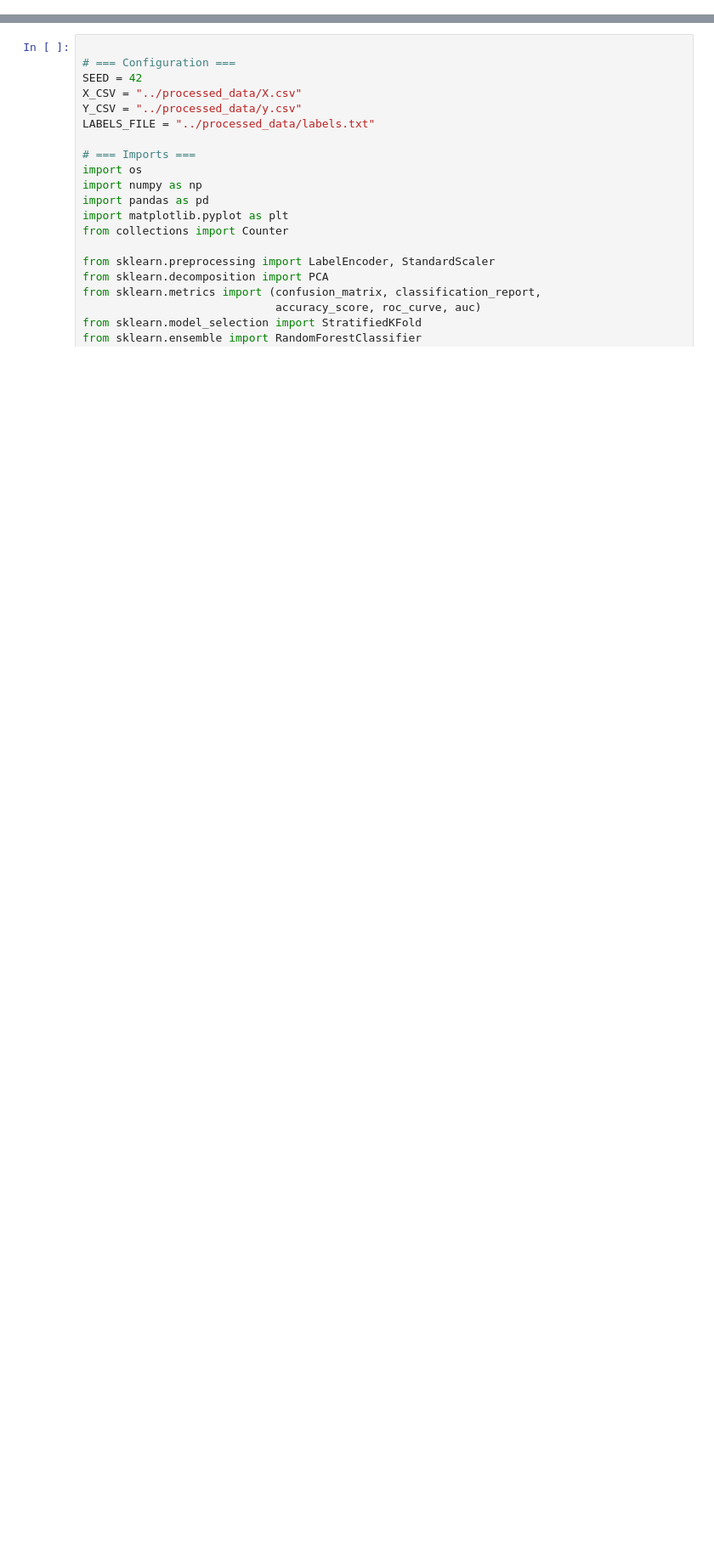
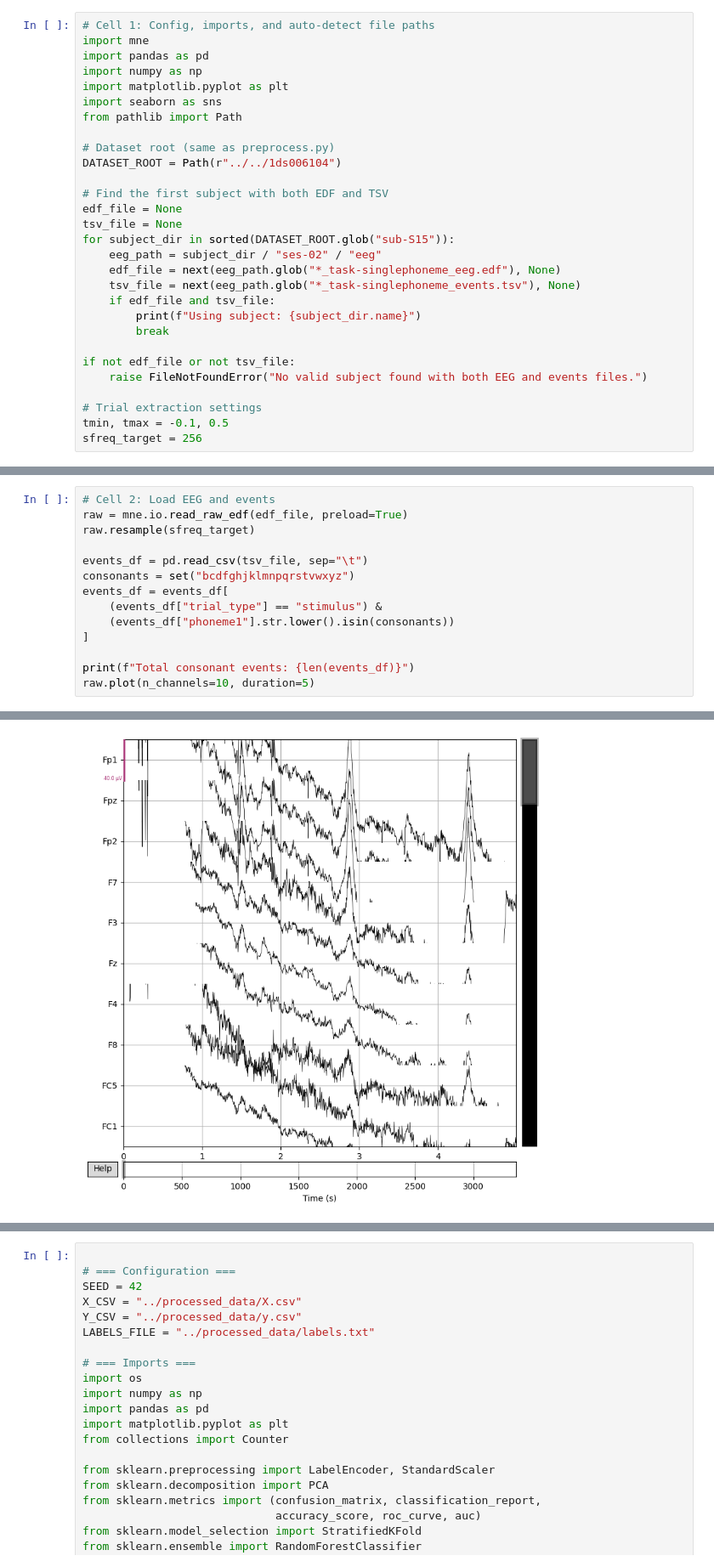
Before and after one commit to Yaelts2/EEG-project, a Jupyter notebook: Notebook/analysis.ipynb, the cells around one changed output, grey strips where cells are left out. Shown at 85% size. Drawn from its saved outputs; the diff is of its cells as text; blank space fills up the shorter version.

```diff
--- a/Notebook/analysis.ipynb
+++ b/Notebook/analysis.ipynb
@@ -0,0 +1,29 @@
+# %%
+# Cell 1: Config, imports, and auto-detect file paths
+import mne
+import pandas as pd
+import numpy as np
+import matplotlib.pyplot as plt
+import seaborn as sns
+from pathlib import Path
+
+# Dataset root (same as preprocess.py)
+DATASET_ROOT = Path(r"../../1ds006104")
+
+# Find the first subject with both EDF and TSV
+edf_file = None
+tsv_file = None
+for subject_dir in sorted(DATASET_ROOT.glob("sub-S15")):
+    eeg_path = subject_dir / "ses-02" / "eeg"
+    edf_file = next(eeg_path.glob("*_task-singlephoneme_eeg.edf"), None)
+    tsv_file = next(eeg_path.glob("*_task-singlephoneme_events.tsv"), None)
+    if edf_file and tsv_file:
+        print(f"Using subject: {subject_dir.name}")
+        break
+
+if not edf_file or not tsv_file:
+    raise FileNotFoundError("No valid subject found with both EEG and events files.")
+
+# Trial extraction settings
+tmin, tmax = -0.1, 0.5
+sfreq_target = 256
@@ -0,0 +32,15 @@
+# %%
+# Cell 2: Load EEG and events
+raw = mne.io.read_raw_edf(edf_file, preload=True)
+raw.resample(sfreq_target)
+
+events_df = pd.read_csv(tsv_file, sep="\t")
+consonants = set("bcdfghjklmnpqrstvwxyz")
+events_df = events_df[
+    (events_df["trial_type"] == "stimulus") &
+    (events_df["phoneme1"].str.lower().isin(consonants))
+]
+
+print(f"Total consonant events: {len(events_df)}")
+raw.plot(n_channels=10, duration=5)
+# %% [output]
@@ -0,0 +59 @@
+[figure, added]
```
Also changed, not shown: parts of 8 cells of this notebook.
